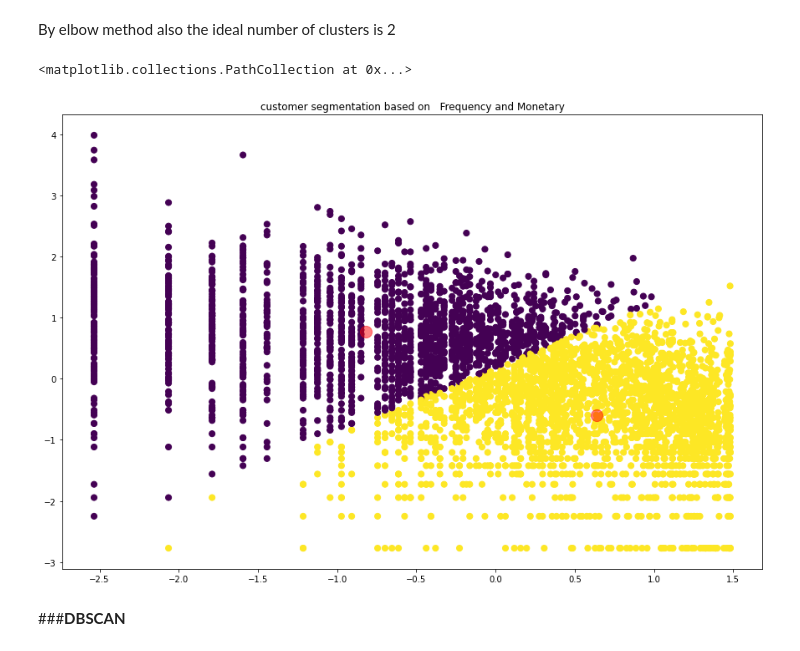
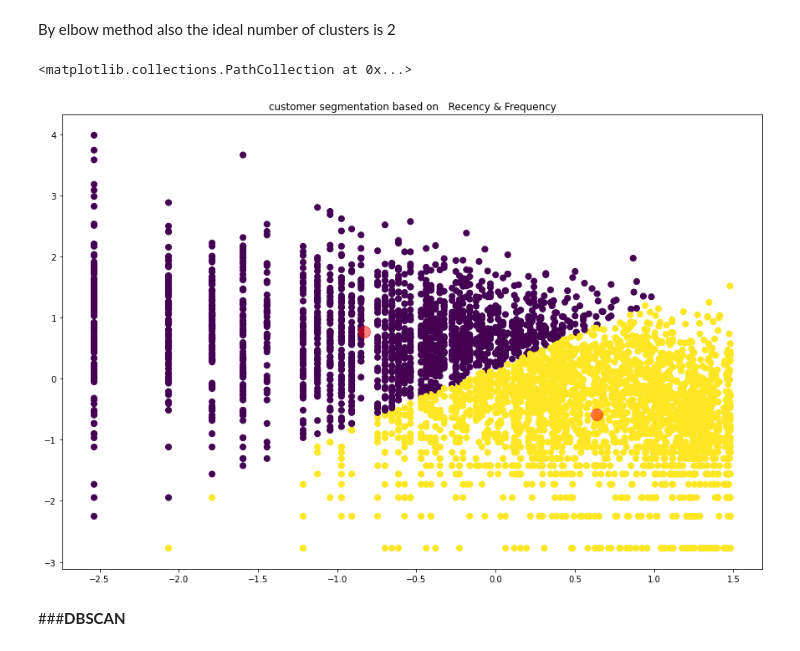
Before and after one commit to vkvinay0627/Online-Retail-Customer-Segmentation, a Jupyter notebook: Online_Retail_Customer_Segmentation_Capstone_Project.ipynb, the cells around one changed output. Saved outputs shown, nothing was run; the diff lists cells and outputs as text; code cells hidden in the pictures.

```diff
--- a/Online_Retail_Customer_Segmentation_Capstone_Project.ipynb
+++ b/Online_Retail_Customer_Segmentation_Capstone_Project.ipynb
@@ -861,14 +888,14 @@ kmeans.fit(X)
 y_kmeans= kmeans.predict(X)
 # %%
 plt.figure(figsize=(15,10))
-plt.title('customer segmentation based on   Frequency and Monetary')
+plt.title('customer segmentation based on   Recency & Frequency')
 plt.scatter(X[:, 0], X[:, 1], c=y_kmeans, s=50)
 
 centers = kmeans.cluster_centers_
 plt.scatter(centers[:, 0], centers[:, 1], c='red', s=200, alpha=0.5)
 # %% [output]
 <matplotlib.collections.PathCollection at 0x...>
-[figure, old version]
+[figure, new version]
 # %% [markdown]
 ###**DBSCAN**
 # %%
```
Also changed, not shown: parts of 34 cells of this notebook.
